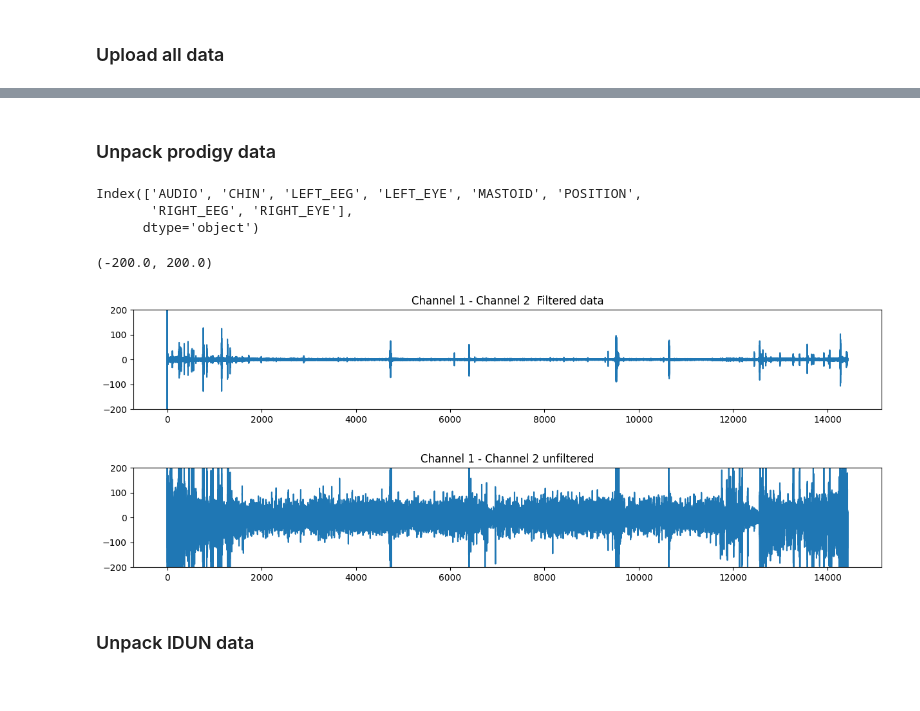
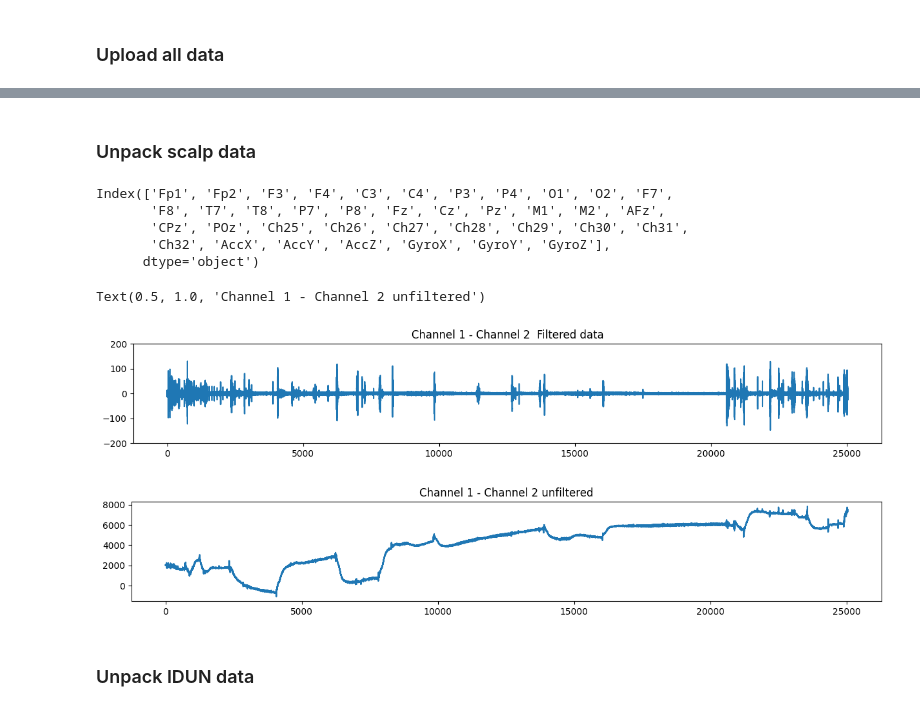
Before and after one commit to iduntech/idn-sync-data, a Jupyter notebook: sync_main.ipynb, the cells around one changed output, grey strips where cells are left out. Drawn from its saved outputs; the diff is of its cells as text; code cells hidden in the pictures.

```diff
--- a/sync_main.ipynb
+++ b/sync_main.ipynb
@@ -76,42 +76,49 @@ No xdf file present in the folder
 # %% [markdown]
-### Unpack prodigy data
+### Unpack scalp data
 # %%
-comparisoneeg_data,comparisoneeg_channel_names = convert_data_to_array(comparisoneeg_raw_data,file_extention)
+comparison_data, comparison_channel_names = convert_data_to_array(
+    comparison_raw_data, file_extention
+)
 
-comparisoneeg_base_data_df, comparisoneeg_filtered_data_rs, resampled_times = prepare_comparisoneeg_data(
-    comparisoneeg_data, config
-)
+(
+    comparison_base_data_df,
+    comparison_filtered_data_rs,
+    resampled_times,
+) = prepare_comparison_data(comparison_data, config)
 pr_freqs_rs, pr_fft_rs = prepare_fft(
-    comparisoneeg_filtered_data_rs,
+    comparison_filtered_data_rs,
     config.FILTER_RANGE[0] - 5,
     config.FILTER_RANGE[1] + 5,
     config.BASE_SAMPLE_RATE,
 )
 # print columns of the dataframe
-print(comparisoneeg_base_data_df.columns)
+print(comparison_base_data_df.columns)
 # %% [output]
-Index(['AUDIO', 'CHIN', 'LEFT_EEG', 'LEFT_EYE', 'MASTOID', 'POSITION',
-       'RIGHT_EEG', 'RIGHT_EYE'],
+Index(['Fp1', 'Fp2', 'F3', 'F4', 'C3', 'C4', 'P3', 'P4', 'O1', 'O2', 'F7',
+       'F8', 'T7', 'T8', 'P7', 'P8', 'Fz', 'Cz', 'Pz', 'M1', 'M2', 'AFz',
+       'CPz', 'POz', 'Ch25', 'Ch26', 'Ch27', 'Ch28', 'Ch29', 'Ch30', 'Ch31',
+       'Ch32', 'AccX', 'AccY', 'AccZ', 'GyroX', 'GyroY', 'GyroZ'],
       dtype='object')
 # %%
-
 plt.figure(figsize=(15, 2))
-plt.plot(resampled_times, comparisoneeg_filtered_data_rs)
+plt.plot(resampled_times, comparison_filtered_data_rs)
 plt.title("Channel 1 - Channel 2  Filtered data")
 plt.ylim(-200, 200)
 # Plot the fft of the data
 plt.figure(figsize=(15, 2))
 plt.plot(
     resampled_times,
-    (comparisoneeg_base_data_df[channel_1_key] - comparisoneeg_base_data_df[channel_2_key])
+    (
+        comparison_base_data_df[channel_1_key]
+        - comparison_base_data_df[channel_2_key]
+    )
     * scale_factor,
 )
 plt.title("Channel 1 - Channel 2 unfiltered")
-plt.ylim(-200, 200)
 # %% [output]
-(-200.0, 200.0)
+Text(0.5, 1.0, 'Channel 1 - Channel 2 unfiltered')
-[figure, old version]
+[figure, new version]
-[figure, old version]
+[figure, new version]
 # %% [markdown]
 ### Unpack IDUN data
 # %%
```
Also changed, not shown: parts of 31 cells of this notebook, 2 other files.
